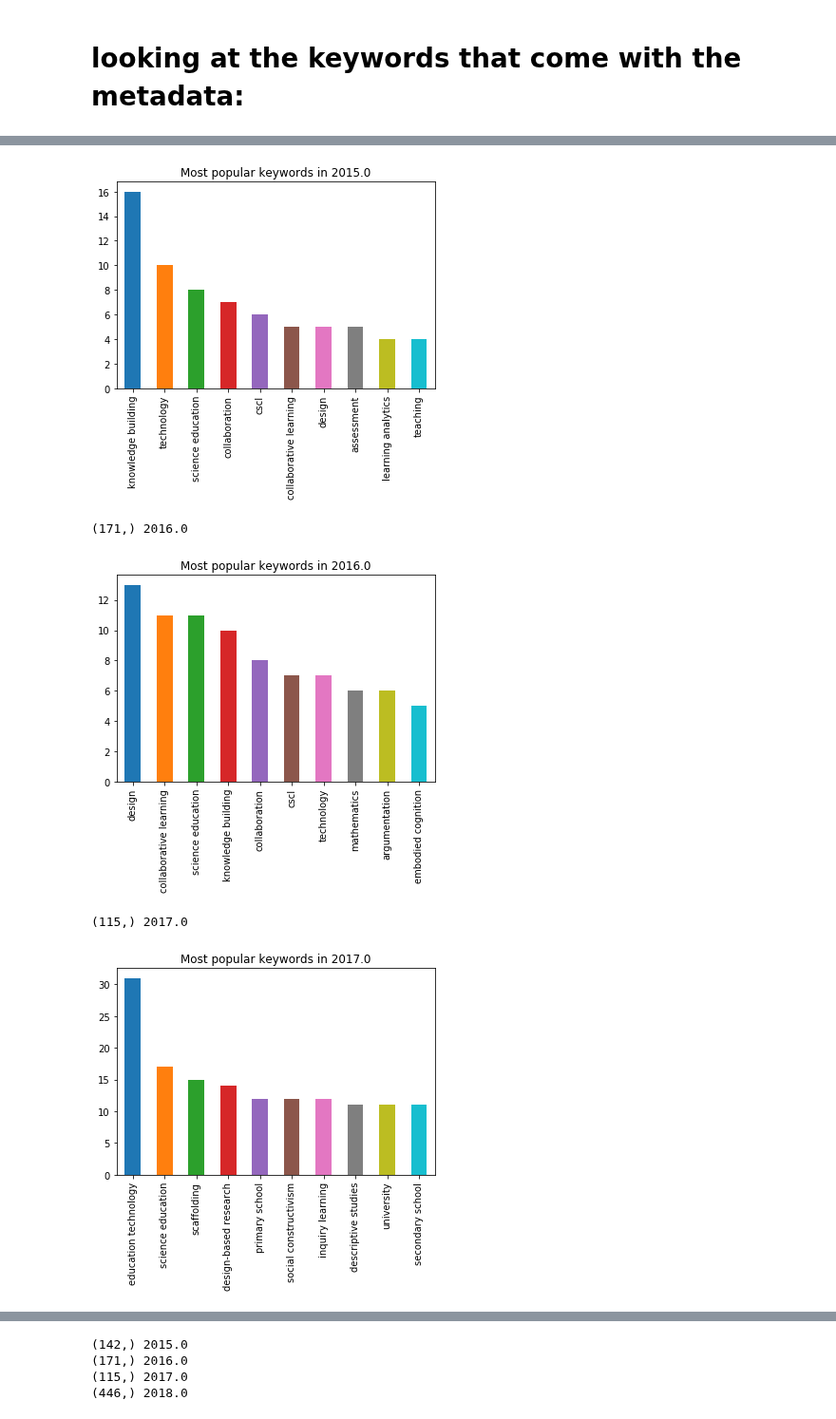
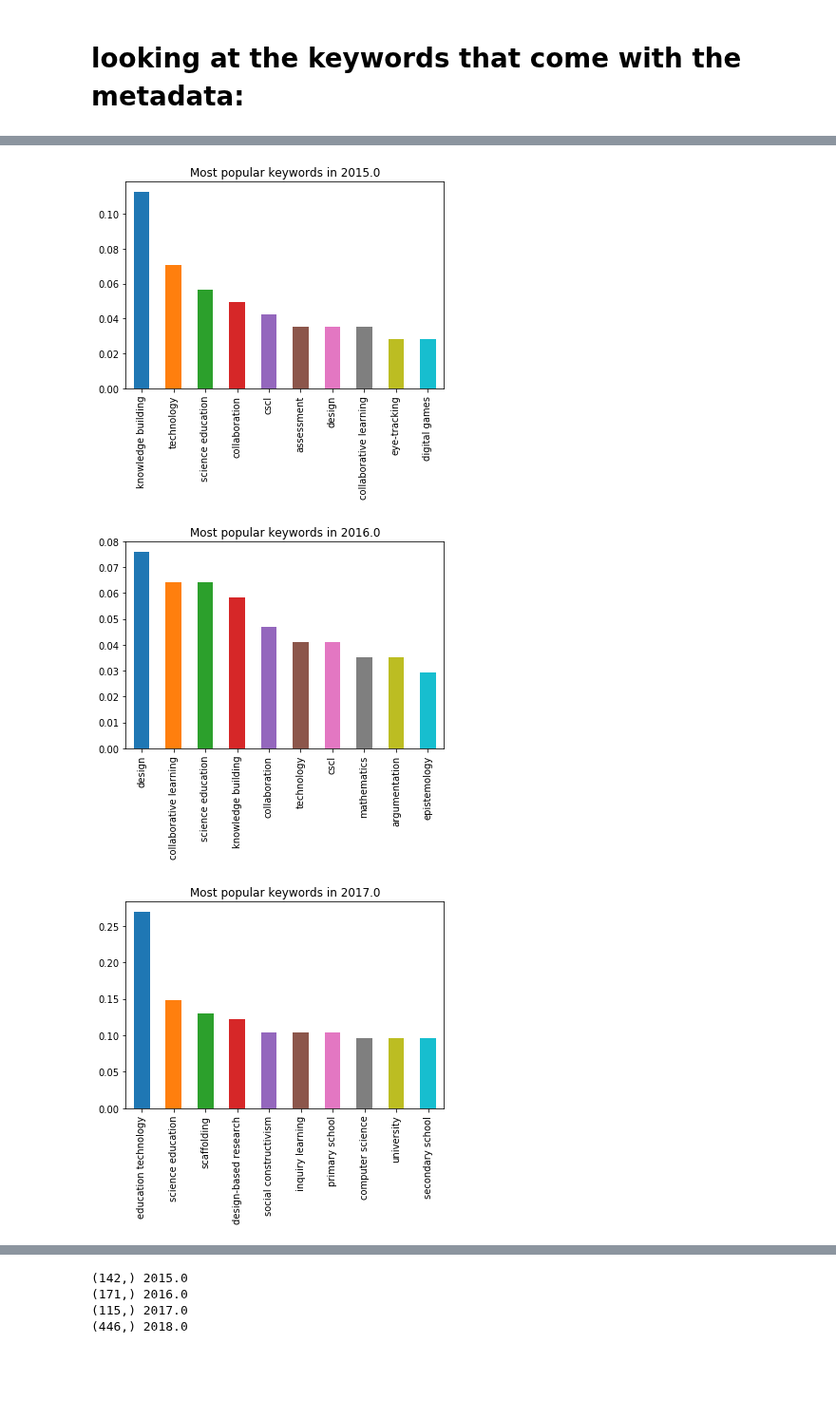
Before and after one commit to nourabassi/semester-project, a Jupyter notebook: Papers - Metadata Analysis.ipynb, the cells around one changed output, grey strips where cells are left out. Shown at 95% size. Drawn from its saved outputs; the diff is of its cells as text; code cells hidden in the pictures; blank space fills up the shorter version.

```diff
--- a/Papers - Metadata Analysis.ipynb
+++ b/Papers - Metadata Analysis.ipynb
@@ -9,6 +9,9 @@ In this notebook we first preform a basic exploratory analysis of the data conta
 Then we look at changes in participation accross the years,
 # %%
 metadata = pd.read_csv('data/Parsed_metadata.csv', index_col=0, parse_dates=['accessioned', 'available', 'issued'])
+# %%
+metadata['subject'] =metadata.subject.map(lambda x:
+                     [i.strip() for i in regex.sub("'|\[|\]",'', str(x)).split(',') if len(i) > 0])
 # %%
 metadata.shape
 # %% [output]
@@ -125,7 +133,8 @@ differences[differences.shortend_names =='Tan E.'], differences[differences.shor
 # %% [markdown]
 Use the cleaned long name string:
 # %%
-metadata.loc['long_name'] = metadata.long_name.map(lambda x: regex.sub('\.', '',x)).map(lambda x: unicodedata.normalize('NFKD', x).encode('ascii','ignore').decode('ascii'))
+metadata.loc['long_name'] = metadata.long_name.map(lambda x: regex.sub('\.', '',x)).map(
+    lambda x: unicodedata.normalize('NFKD', x).encode('ascii','ignore').decode('ascii'))
 # %% [markdown]
 # Looking at the authors:
 # %%
@@ -341,4 +337,5 @@ argumentation              16
 reflection                 15
 dtype: int64
 # %%
-metadata['subject'] = metadata.subject.map(lambda x: str(x)).map(lambda x: regex.split(',', regex.sub("'|\[|\]", '', x).strip()))
+metadata['subject'] = metadata.subject.map(
+    lambda x: str(x)).map(lambda x: [i.strip() for i in regex.split(',', regex.sub("'|\[|\]", '', x).strip())])
@@ -345,8 +355,9 @@ metadata['subject'] = metadata.subject.map(lambda x: str(x)).map(lambda x: regex
 # %%
 for year in sorted(metadata.issued.dropna().unique()) :
     all_keywords = metadata[(metadata.issued == year) & (~metadata.file.duplicated())].subject
-    print(all_keywords.shape, year)
+    all_keywords = [i.strip().lower() for j in all_keywords.tolist() for i in j if len(i) > 0]
     plt.title(f'Most popular keywords in {year}')
-    pd.Series([i.strip().lower() for j in all_keywords.tolist() for i in j if len(i) > 0]).value_counts().head(10).plot(kind='bar')
+    (pd.Series(all_keywords).value_counts() /
+     metadata[(metadata.issued == year)].file.drop_duplicates().shape[0]).head(10).plot(kind='bar')
     plt.show()
 # %% [output]
@@ -354,5 +364,3 @@ for year in sorted(metadata.issued.dropna().unique()) :
-[figure, old version]
+[figure, new version]
-(171,) 2016.0
-[figure, old version]
+[figure, new version]
-(115,) 2017.0
-[figure, old version]
+[figure, new version]
```
Also changed, not shown: parts of 21 cells of this notebook, 4 other files.
